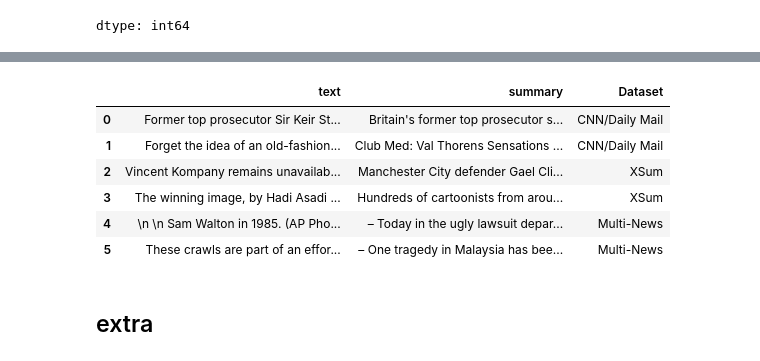
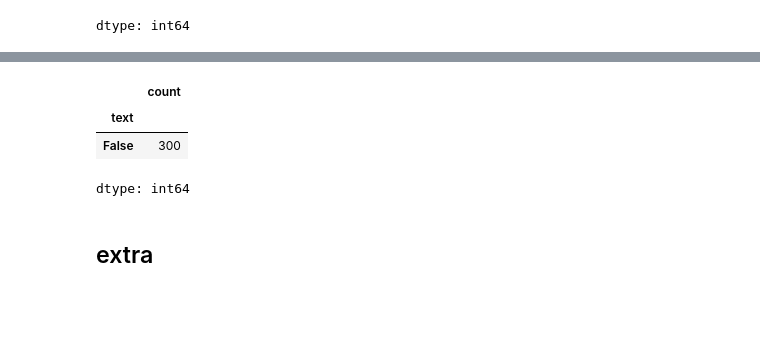
Before and after one commit to zoebatz/CAP6640_Project, a Jupyter notebook: NLP_datasets.ipynb, the cells around one changed output, grey strips where cells are left out. Drawn from its saved outputs; the diff is of its cells as text; code cells hidden in the pictures; blank space fills up the shorter version.

```diff
--- a/NLP_datasets.ipynb
+++ b/NLP_datasets.ipynb
@@ -516 +540,9 @@ dtype: int64
+# %%
+# check sum1_100 and sum1_examples have no overlap
+data_sum1_100['text'].isin(data_sum1_examples['text']).value_counts()
+# %% [output]
+|  | count |
+| text |  |
+| False | 300 |
+dtype: int64
 # %%
@@ -519,12 +551,0 @@ data_sum1_500.to_csv('/content/drive/MyDrive/Colab Notebooks/CAP6640_NLP/data/da
-# %%
-# select 2 sample from each Dataset in sum1  and check if in sum1_500
-data_sum1_sample = data_sum1[500:].groupby('Dataset').head(2).reset_index(drop=True)
-data_sum1_sample.head(6)
-# %% [output]
-|  | text | summary | Dataset |
-| 0 | Former top prosecutor Sir Keir St... | Britain's former top prosecutor s... | CNN/Daily Mail |
-| 1 | Forget the idea of an old-fashion... | Club Med: Val Thorens Sensations ... | CNN/Daily Mail |
-| 2 | Vincent Kompany remains unavailab... | Manchester City defender Gael Cli... | XSum |
-| 3 | The winning image, by Hadi Asadi ... | Hundreds of cartoonists from arou... | XSum |
-| 4 | \n \n Sam Walton in 1985. (AP Pho... | – Today in the ugly lawsuit depar... | Multi-News |
-| 5 | These crawls are part of an effor... | – One tragedy in Malaysia has bee... | Multi-News |
```
Also changed, not shown: parts of 10 cells of this notebook.
